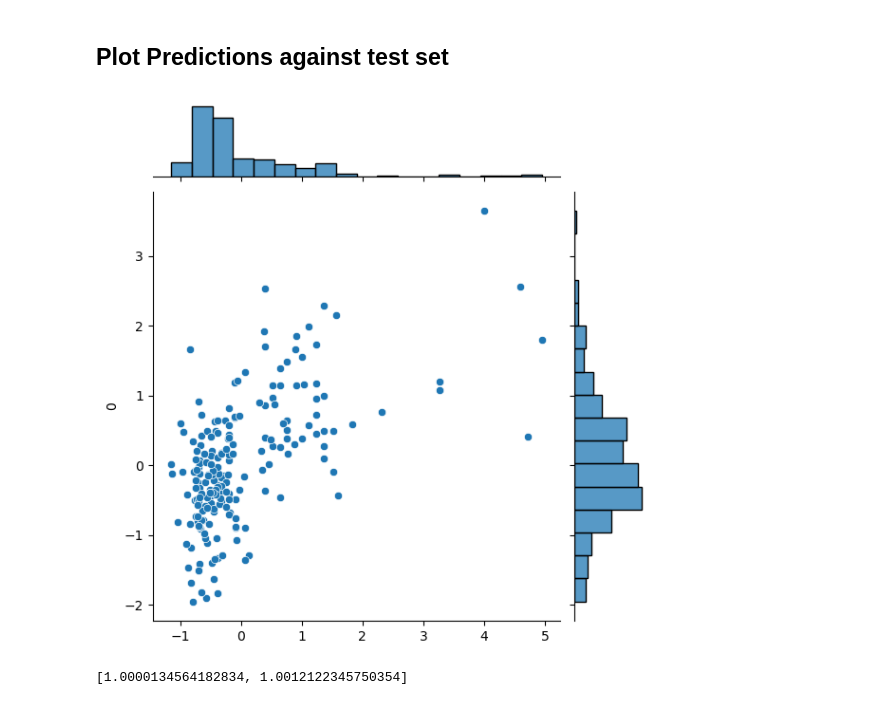
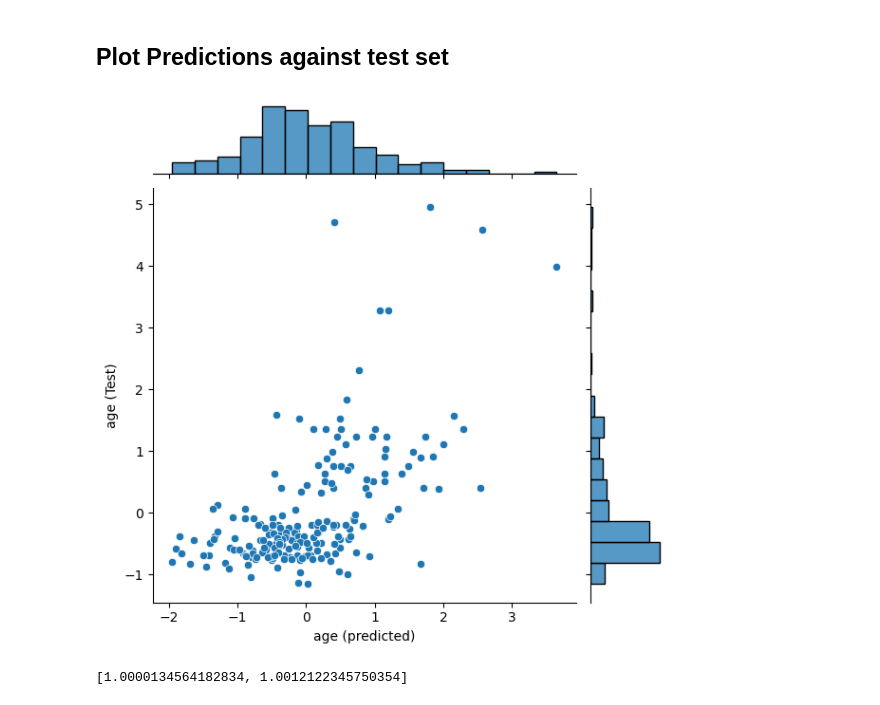
Before and after one commit to HPCurtis/ML_port, a Jupyter notebook: fMRI/RidgeABIDE.ipynb, the cells around one changed output. Cells and saved outputs as stored; diff of their text form; code cells hidden in the pictures.

```diff
--- a/fMRI/RidgeABIDE.ipynb
+++ b/fMRI/RidgeABIDE.ipynb
@@ -203,9 +203,9 @@ mseR, drawsR = pmse(fitR, y_test)
 # %% [markdown]
  ## Plot Predictions against test set
 # %%
-sns.jointplot(x = y_test, y = drawsR );
+sns.jointplot(x = drawsR, y = y_test ).set_axis_labels("age (predicted)", "age (Test)");
 # %% [output]
-[figure, old version]
+[figure, new version]
 # %%
 [mseL, mseR]
 # %% [output]
```
Also changed, not shown: parts of 1 cell of this notebook, 7 other files.
